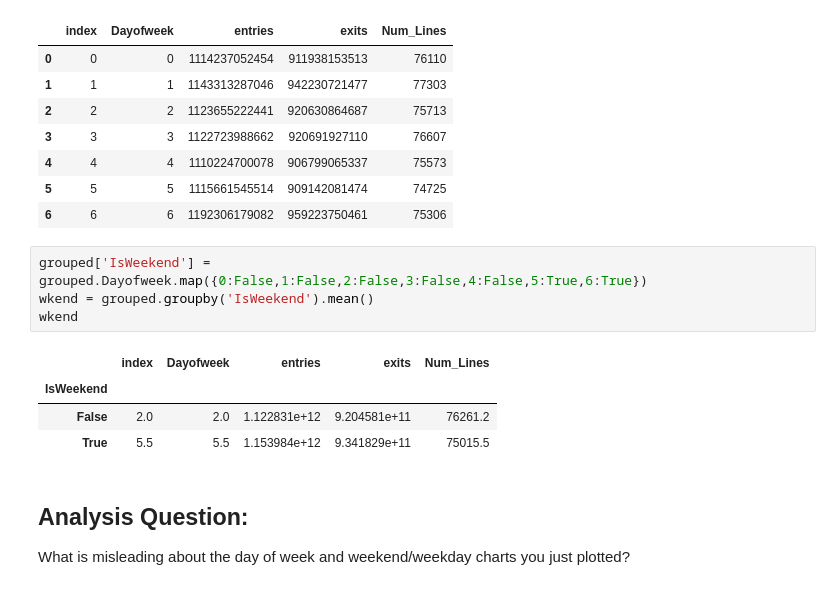
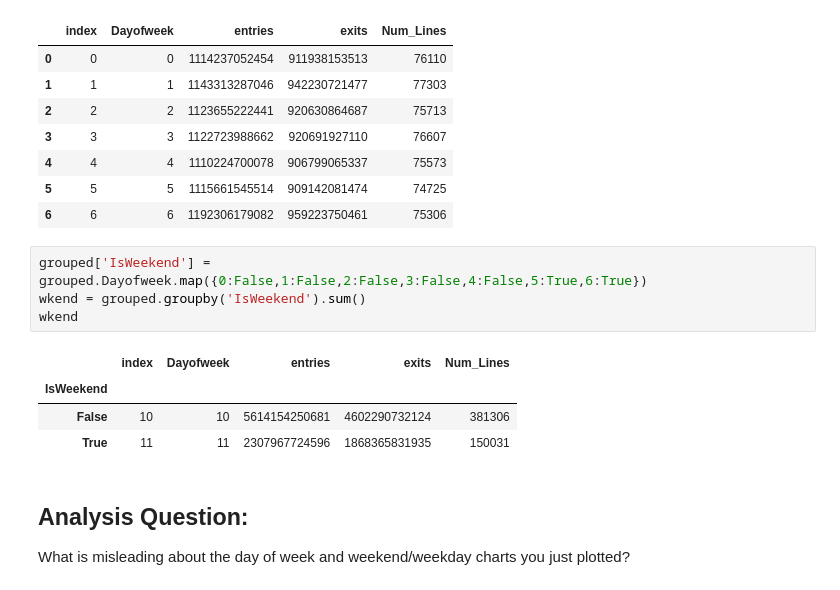
Before and after one commit to probboy/dsc-pandas-series-and-dataframes-lab-nyc-ds-071519, a Jupyter notebook: index.ipynb, the cells around one changed output. Drawn from its saved outputs; the diff is of its cells as text.

```diff
--- a/index.ipynb
+++ b/index.ipynb
@@ -222,13 +222,13 @@ grouped
 | 6 | 6 | 6 | 1192306179082 | 959223750461 | 75306 |
 # %%
 grouped['IsWeekend'] = grouped.Dayofweek.map({0:False,1:False,2:False,3:False,4:False,5:True,6:True})
-wkend = grouped.groupby('IsWeekend').mean()
+wkend = grouped.groupby('IsWeekend').sum()
 wkend
 # %% [output]
 |  | index | Dayofweek | entries | exits | Num_Lines |
 | IsWeekend |  |  |  |  |  |
-| False | 2.0 | 2.0 | 1.122831e+12 | 9.204581e+11 | 76261.2 |
-| True | 5.5 | 5.5 | 1.153984e+12 | 9.341829e+11 | 75015.5 |
+| False | 10 | 10 | 5614154250681 | 4602290732124 | 381306 |
+| True | 11 | 11 | 2307967724596 | 1868365831935 | 150031 |
 # %% [markdown]
 ## Analysis Question:
 
```
